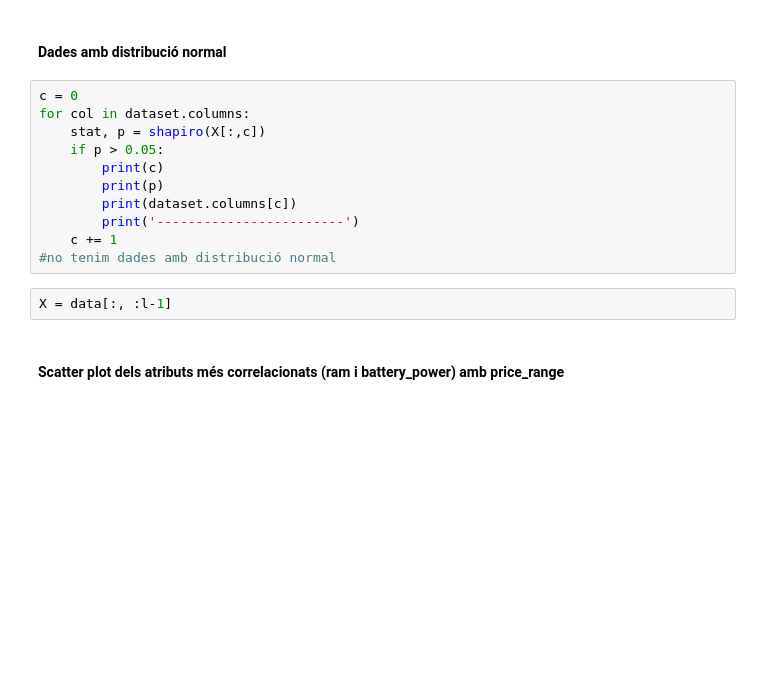
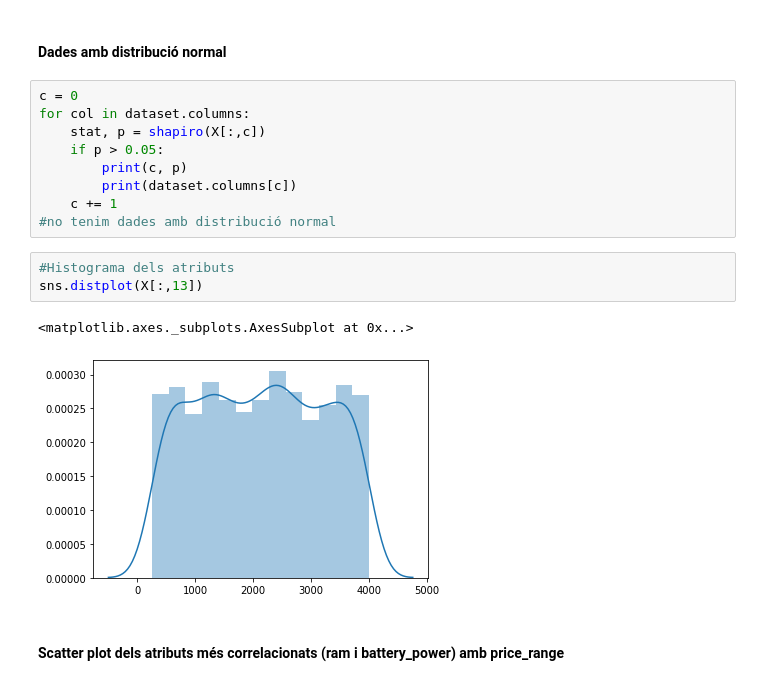
Before and after one commit to AlexCorreaO/prac_2, a Jupyter notebook: Pràctica2_A.ipynb, the cells around one changed output. Drawn from its saved outputs; the diff is of its cells as text; blank space fills up the shorter version.

```diff
--- a/Pràctica2_A.ipynb
+++ b/Pràctica2_A.ipynb
@@ -140,14 +140,16 @@ c = 0
 for col in dataset.columns:
     stat, p = shapiro(X[:,c])
     if p > 0.05:
-        print(c)
-        print(p)
+        print(c, p)
         print(dataset.columns[c])
-        print('------------------------')
     c += 1
 #no tenim dades amb distribució normal
-# %%
-X = data[:, :l-1]
+# %%
+#Histograma dels atributs
+sns.distplot(X[:,13])
+# %% [output]
+<matplotlib.axes._subplots.AxesSubplot at 0x...>
+[figure, added]
 # %% [markdown]
 #### Scatter plot dels atributs més correlacionats (ram i battery_power) amb price_range
 # %%
```
Also changed, not shown: parts of 34 cells of this notebook, 1 other file.
